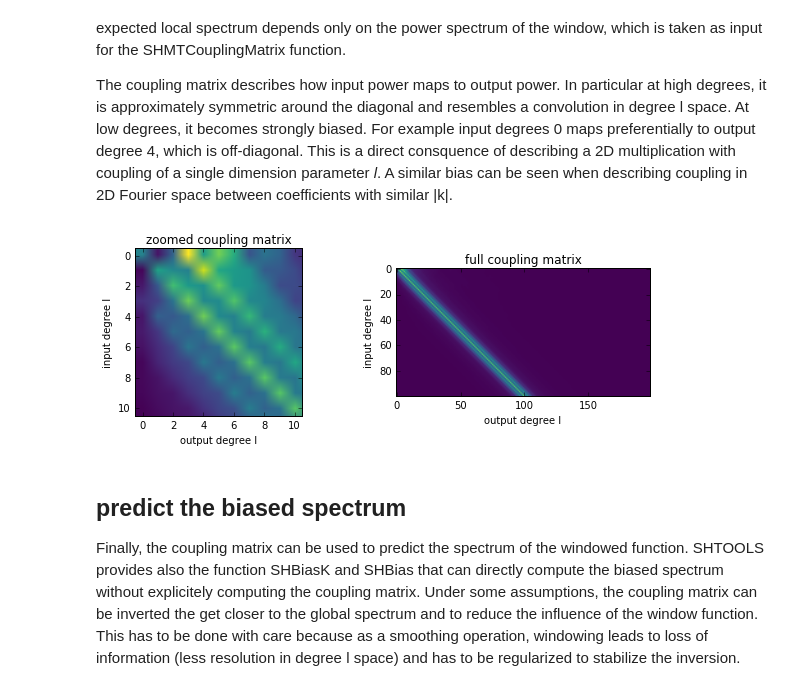
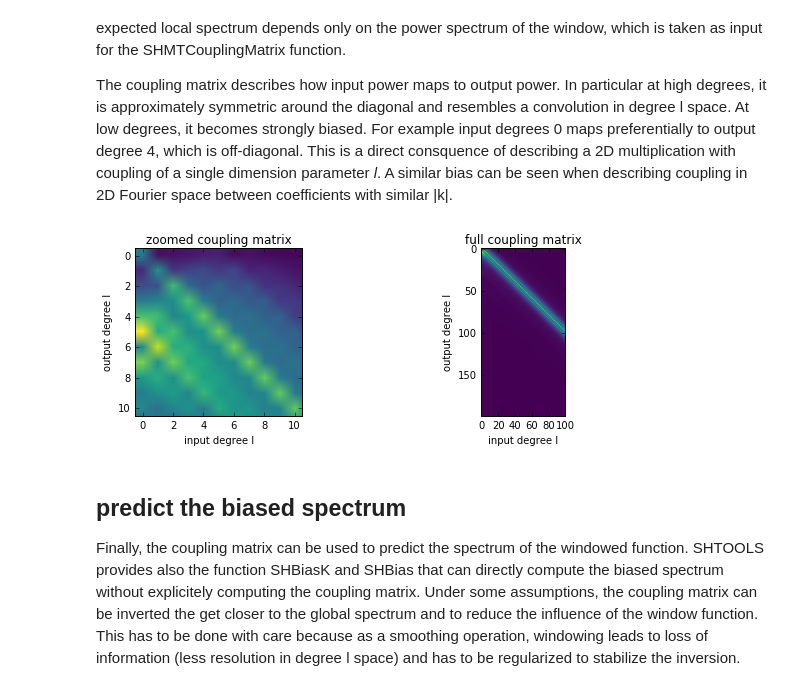
Before and after one commit to SHTOOLS/SHTOOLS, a Jupyter notebook: examples/notebooks/tutorial_2.ipynb, the cells around one changed output. Saved outputs shown, nothing was run; the diff lists cells and outputs as text; code cells hidden in the pictures.

Commit message:
coupling and notebooks work again

```diff
--- a/examples/notebooks/tutorial_2.ipynb
+++ b/examples/notebooks/tutorial_2.ipynb
@@ -77,18 +78,17 @@ The coupling matrix describes how input power maps to output power. In particula
 # %%
 # compute the coupling matrix
 from pyshtools.localizedspectralanalysis import SHMTCouplingMatrix
-tapers = np.sqrt(power_window).reshape(nl, 1)
-coupling_matrix = SHMTCouplingMatrix(lmax, tapers)
+coupling_matrix = SHMTCouplingMatrix(lmax, power_window.reshape(nl, 1))
 
 # plot the coupling matrix
 fig, (col1, col2) = plt.subplots(1, 2, figsize=(10, 3))
 col1.imshow(coupling_matrix, cmap='viridis')
-col1.set(xlabel='output degree l', ylabel='input degree l', xlim=(-0.5, 10.5), ylim=(10.5, -0.5),
+col1.set(xlabel='input degree l', ylabel='output degree l', xlim=(-0.5, 10.5), ylim=(10.5, -0.5),
          title='zoomed coupling matrix');
 col2.imshow(coupling_matrix, cmap='viridis')
-col2.set(xlabel='output degree l', ylabel='input degree l', title='full coupling matrix');
+col2.set(xlabel='input degree l', ylabel='output degree l', title='full coupling matrix');
 # %% [output]
-[figure, old version]
+[figure, new version]
 # %% [markdown]
 ## predict the biased spectrum
 
```
Also changed, not shown: parts of 4 cells of this notebook, 6 other files.
